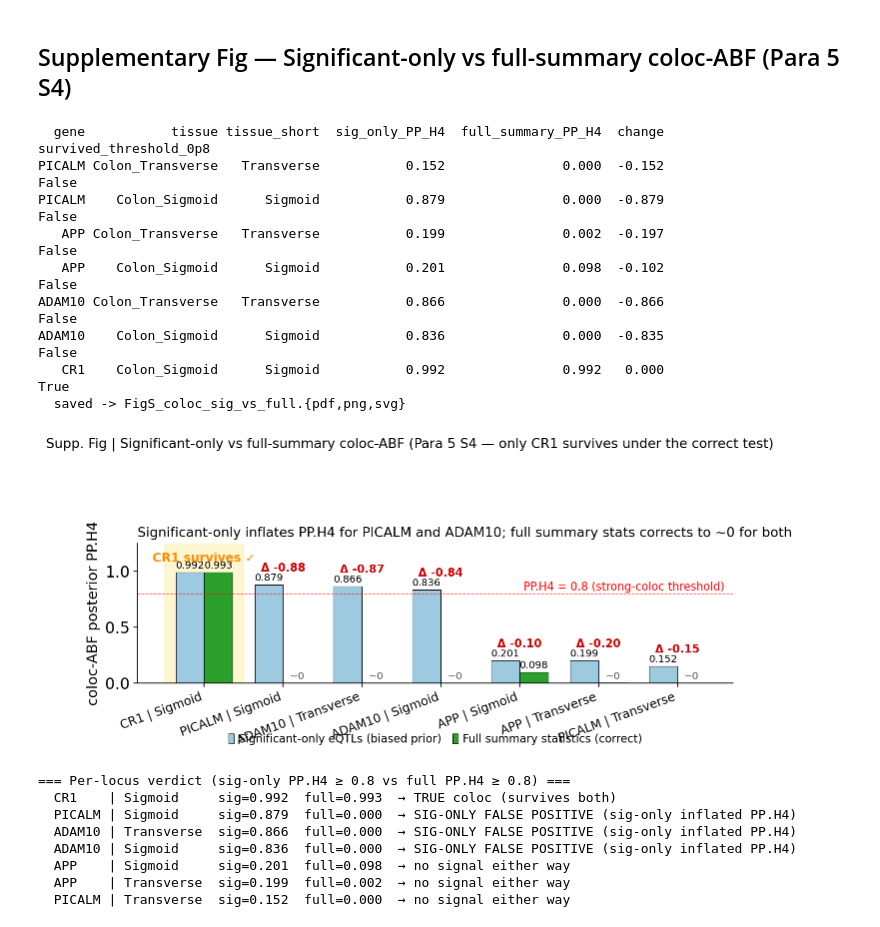
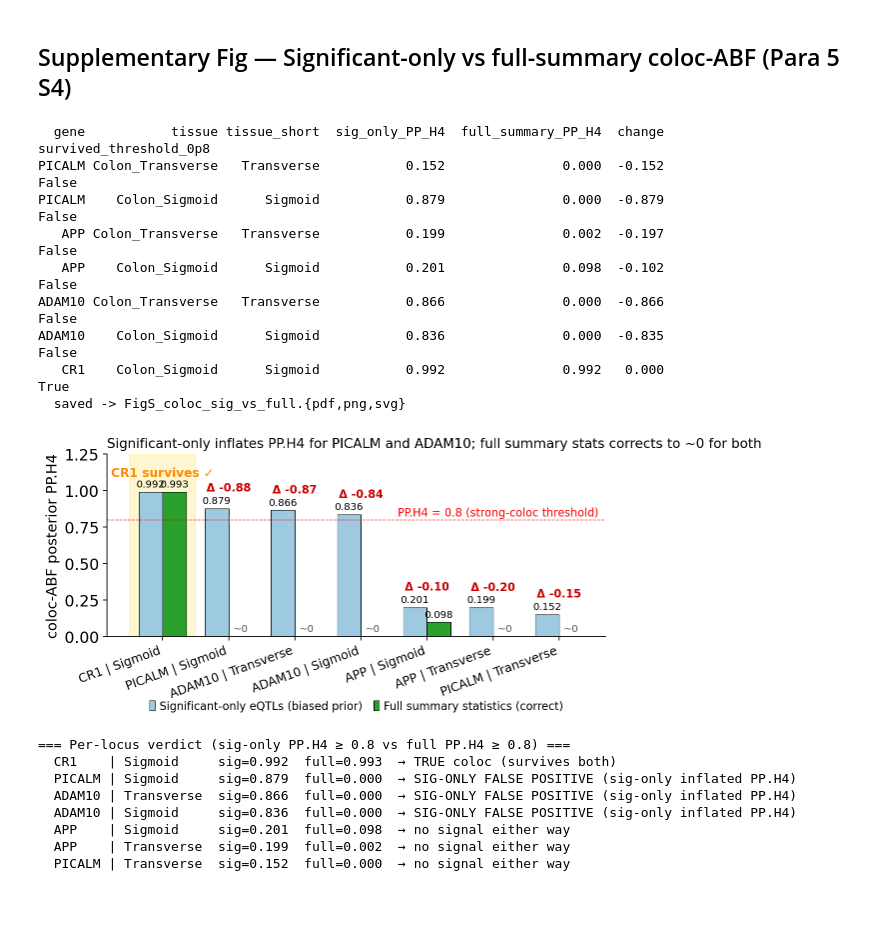
Before and after one commit to Starlitnightly/omicos-task-mouse-spatial, a Jupyter notebook: notebooks/paper_figure_supp.ipynb, the cells around one changed output. Drawn from its saved outputs; the diff is of its cells as text; code cells hidden in the pictures.

```diff
--- a/notebooks/paper_figure_supp.ipynb
+++ b/notebooks/paper_figure_supp.ipynb
@@ -621,7 +623,7 @@ cmp['_survived'] = cmp['survived_threshold_0p8'].astype(int)
 cmp = cmp.sort_values(['_survived','sig_only_PP_H4'], ascending=[False, False]).reset_index(drop=True)
 cmp['label'] = cmp['gene'] + ' | ' + cmp['tissue_short']
 
-fig, ax = plt.subplots(figsize=(8.5, 5.0))
+fig, ax = plt.subplots(figsize=(8, 3.0))
 x = np.arange(len(cmp)); w = 0.36
 b1 = ax.bar(x - w/2, cmp['sig_only_PP_H4'],     w, color='#9ecae1',
             edgecolor='black', lw=0.5, label='Significant-only eQTLs (biased prior)')
@@ -670,39 +672,39 @@ ax.legend(loc='upper center', frameon=False, fontsize=LEGEND_FS-1,
           bbox_to_anchor=(0.5, -0.32), ncol=2)
 ax.spines['top'].set_visible(False); ax.spines['right'].set_visible(False)
 
-fig.suptitle('Supp. Fig | Significant-only vs full-summary coloc-ABF '
-             '(Para 5 S4 — only CR1 survives under the correct test)',
-             fontsize=TITLE_FS-1, y=1.04)
-plt.tight_layout(rect=[0, 0.10, 1, 0.94])
+#fig.suptitle('Significant-only vs full-summary coloc-ABF '
+#             '(Para 5 S4 — only CR1 survives under the correct test)',
+#             fontsize=TITLE_FS-1, y=1.04)
+#plt.tight_layout(rect=[0, 0.10, 1, 0.94])
 save_panel(fig, 'FigS_coloc_sig_vs_full')
 plt.show()
 
 # Auto-printed verdict per locus
 print('\n=== Per-locus verdict (sig-only PP.H4 ≥ 0.8 vs full PP.H4 ≥ 0.8) ===')
 for _, r in cmp.iterrows():
     sig_pass  = r['sig_only_PP_H4'] >= 0.8
     full_pass = r['full_summary_PP_H4'] >= 0.8
     if sig_pass and full_pass:
         v = 'TRUE coloc (survives both)'
     elif sig_pass and not full_pass:
         v = 'SIG-ONLY FALSE POSITIVE (sig-only inflated PP.H4)'
     elif not sig_pass and full_pass:
         v = 'gained signal under full'
     else:
         v = 'no signal either way'
     print(f'  {r["gene"]:<6} | {r["tissue_short"]:<10}  sig={r["sig_only_PP_H4"]:.3f}  '
           f'full={r["full_summary_PP_H4"]:.3f}  → {v}')
 # %% [output]
   gene           tissue tissue_short  sig_only_PP_H4  full_summary_PP_H4  change  survived_threshold_0p8
 PICALM Colon_Transverse   Transverse           0.152               0.000  -0.152                   False
 PICALM    Colon_Sigmoid      Sigmoid           0.879               0.000  -0.879                   False
    APP Colon_Transverse   Transverse           0.199               0.002  -0.197                   False
    APP    Colon_Sigmoid      Sigmoid           0.201               0.098  -0.102                   False
 ADAM10 Colon_Transverse   Transverse           0.866               0.000  -0.866                   False
 ADAM10    Colon_Sigmoid      Sigmoid           0.836               0.000  -0.835                   False
    CR1    Colon_Sigmoid      Sigmoid           0.992               0.992   0.000                    True
   saved -> FigS_coloc_sig_vs_full.{pdf,png,svg}
-[figure, old version]
+[figure, new version]
 === Per-locus verdict (sig-only PP.H4 ≥ 0.8 vs full PP.H4 ≥ 0.8) ===
   CR1    | Sigmoid     sig=0.992  full=0.993  → TRUE coloc (survives both)
   PICALM | Sigmoid     sig=0.879  full=0.000  → SIG-ONLY FALSE POSITIVE (sig-only inflated PP.H4)
```
Also changed, not shown: parts of 4 cells of this notebook, 8 other files.
